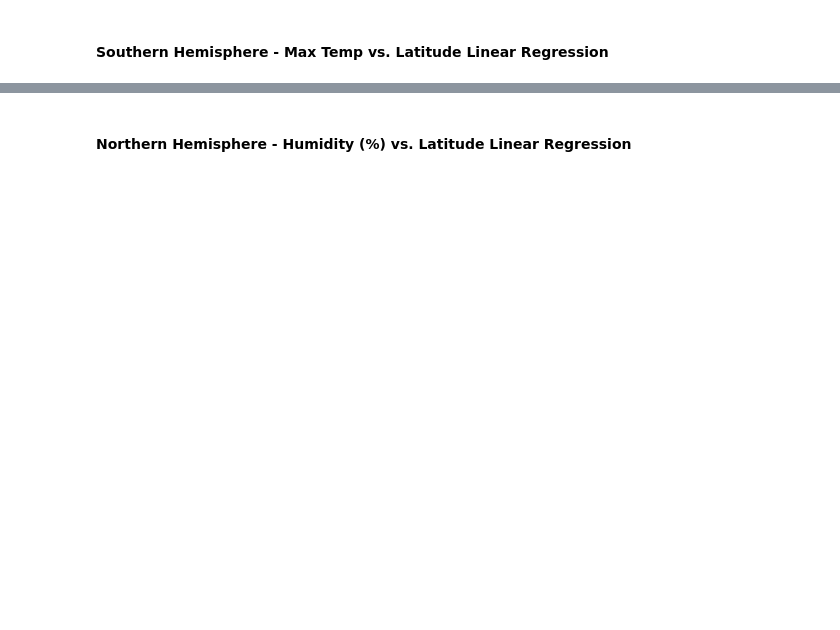
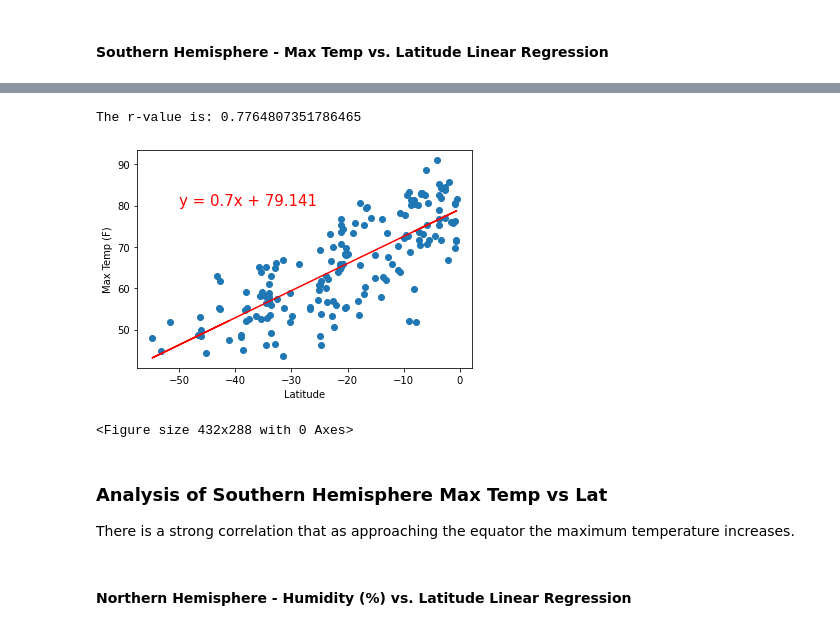
Before and after one commit to akrakowsky/python-api-challenge, a Jupyter notebook: WeatherPy/WeatherPy.ipynb, the cells around one changed output, grey strips where cells are left out. Saved outputs shown, nothing was run; the diff lists cells and outputs as text; code cells hidden in the pictures; blank space fills up the shorter version.

```diff
--- a/WeatherPy/WeatherPy.ipynb
+++ b/WeatherPy/WeatherPy.ipynb
@@ -259,2 +277,28 @@ The r-value is: 0.6082708688906918
+# %%
+# Create a Southern Hemisphere data frame
+southern_df = cities_pd[cities_pd['Lat'] < 0]
+southern_df
+
+# Plot a scatter plot with a linear regression and r value
+x_values = southern_df['Lat']
+y_values = southern_df['Max Temp']
+(slope, intercept, rvalue, pvalue, stderr) = linregress(x_values, y_values)
+regress_values = x_values * slope + intercept
+line_eq = "y = " + str(round(slope,1)) + "x + " + str(round(intercept,3))
+plt.scatter(x_values,y_values)
+plt.plot(x_values,regress_values,"r-")
+plt.annotate(line_eq,(-50,80),fontsize=15,color="red")
+plt.xlabel('Latitude')
+plt.ylabel('Max Temp (F)')
+print(f"The r-value is: {rvalue}")
+plt.show()
+plt.savefig("Figures/LinReg_Southern_Lat_vs_Max_Temp.png")
+# %% [output]
+The r-value is: 0.7764807351786465
+[figure, added]
+<Figure size 432x288 with 0 Axes>
+# %% [markdown]
+### Analysis of Southern Hemisphere Max Temp vs Lat
+There is a strong correlation that as approaching the equator the maximum temperature increases.
 # %% [markdown]
 ####  Northern Hemisphere - Humidity (%) vs. Latitude Linear Regression
```
Also changed, not shown: parts of 23 cells of this notebook, 8 other files.
